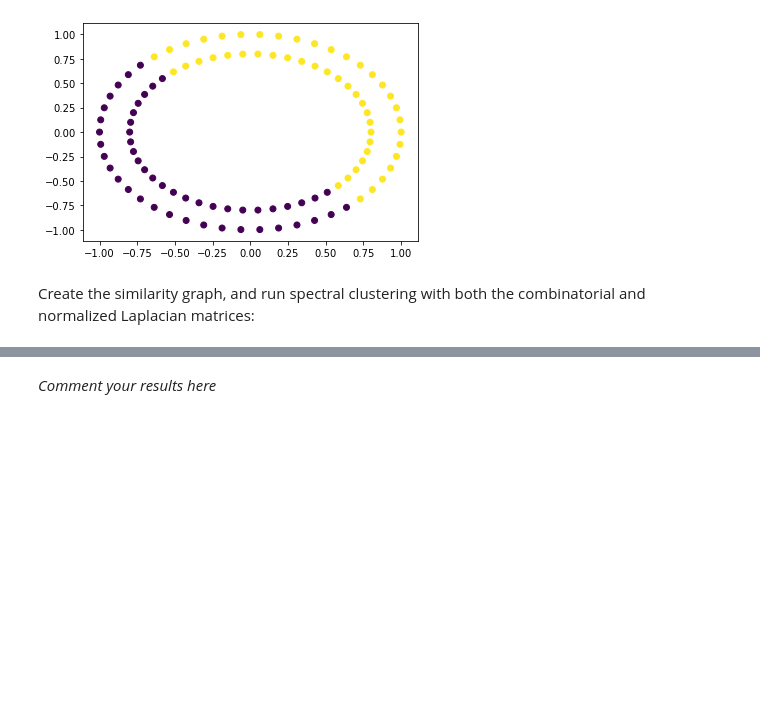
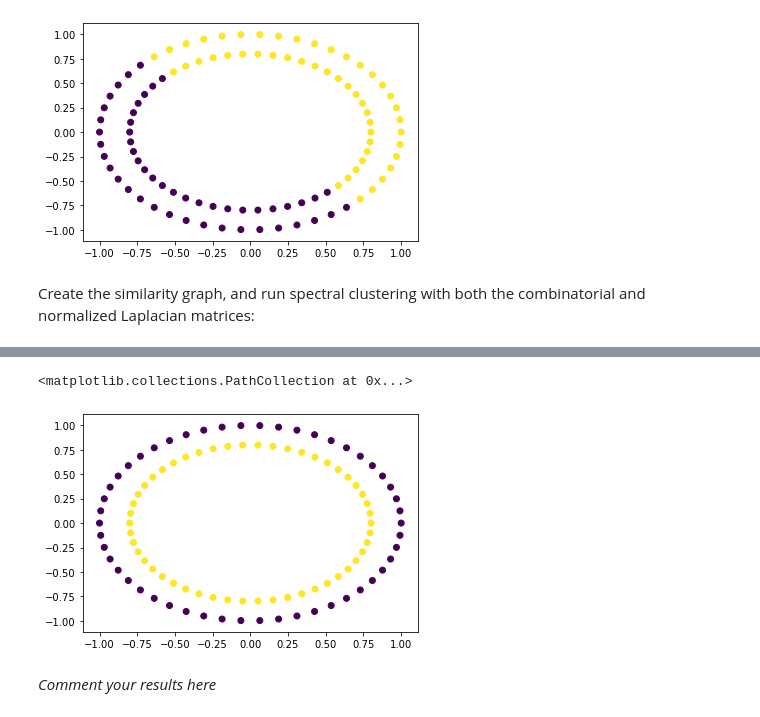
Before and after one commit to alielabridi/NTDS_2019, a Jupyter notebook: assignments/2_learning_with_graphs_tariq.ipynb, the cells around one changed output, grey strips where cells are left out. Drawn from its saved outputs; the diff is of its cells as text; code cells hidden in the pictures; blank space fills up the shorter version.

```diff
--- a/assignments/2_learning_with_graphs_tariq.ipynb
+++ b/assignments/2_learning_with_graphs_tariq.ipynb
@@ -310,3 +308,10 @@ plt.scatter(X_circles[:, 0], X_circles[:, 1], c=laplacian_comb_pred)
+# %%
+spectral_clustering_circles_norm = SpectralClustering(n_classes=2, normalize=True)
+laplacian_norm_pred = spectral_clustering_circles_norm.fit_predict(similarity_graph)
+plt.scatter(X_circles[:, 0], X_circles[:, 1], c=laplacian_norm_pred)
+# %% [output]
+<matplotlib.collections.PathCollection at 0x...>
+[figure, added]
 # %% [markdown]
 *Comment your results here*
 # %% [markdown]
```
Also changed, not shown: parts of 2 cells of this notebook.
